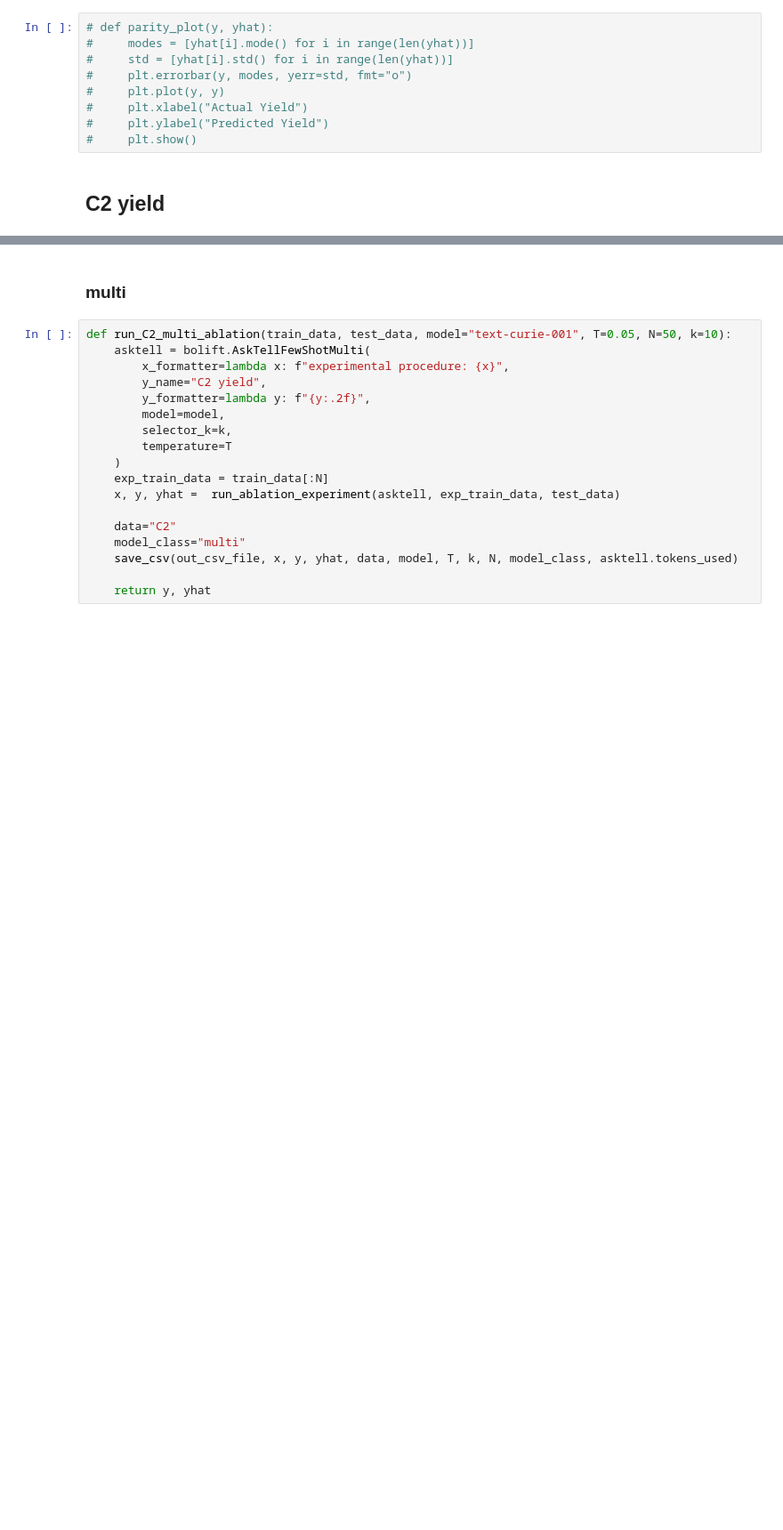
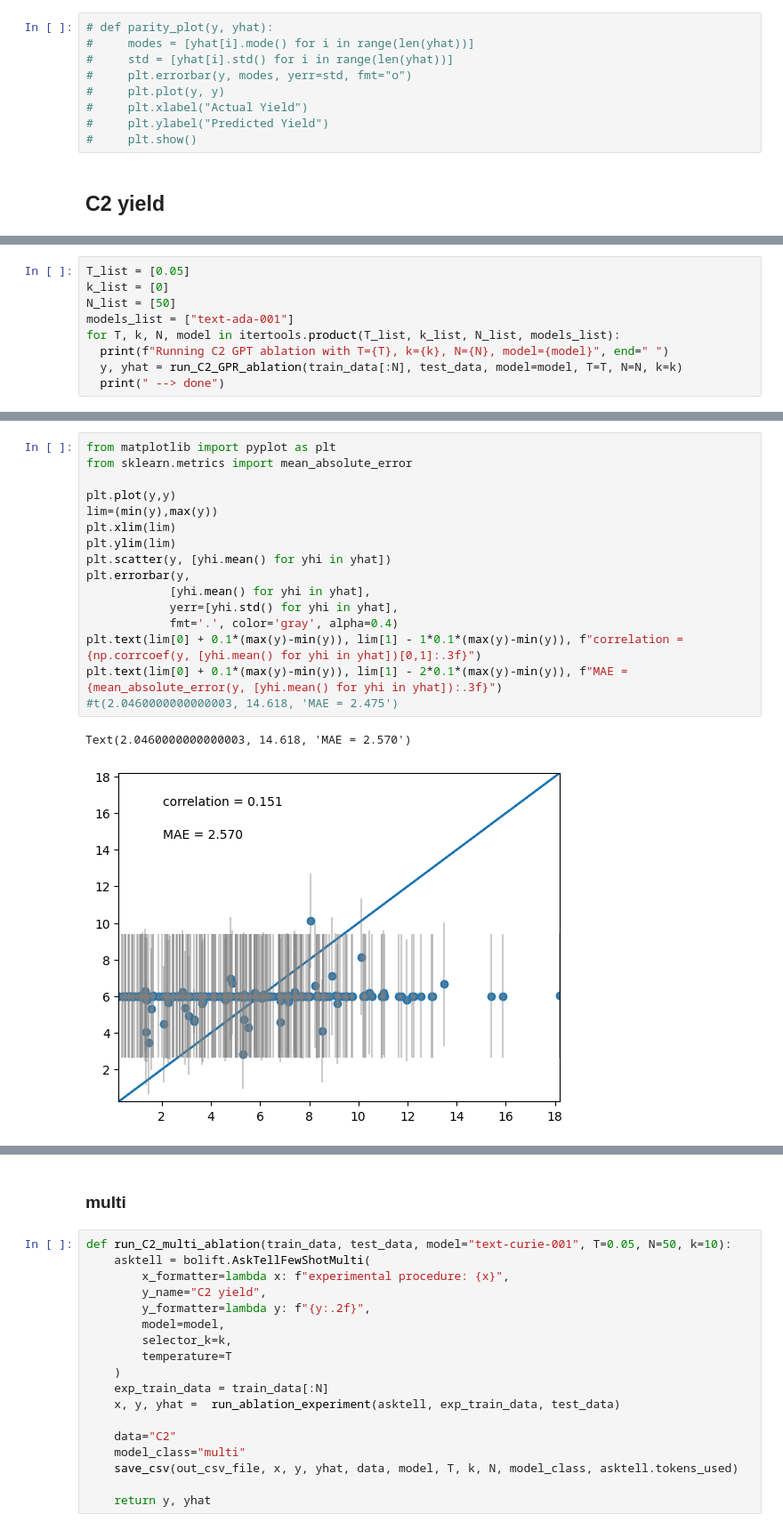
Before and after one commit to ur-whitelab/BO-LIFT, a Jupyter notebook: paper/Ablation_Experiments.ipynb, the cells around one changed output, grey strips where cells are left out. Shown at 89% size. Saved outputs shown, nothing was run; the diff lists cells and outputs as text; blank space fills up the shorter version.

```diff
--- a/paper/Ablation_Experiments.ipynb
+++ b/paper/Ablation_Experiments.ipynb
@@ -92,0 +172,9 @@ print(N, len(train_data), len(test_data))
+# %%
+T_list = [0.05]
+k_list = [0]
+N_list = [50]
+models_list = ["text-ada-001"]
+for T, k, N, model in itertools.product(T_list, k_list, N_list, models_list):
+  print(f"Running C2 GPT ablation with T={T}, k={k}, N={N}, model={model}", end=" ")
+  y, yhat = run_C2_GPR_ablation(train_data[:N], test_data, model=model, T=T, N=N, k=k)
+  print(" --> done")
@@ -92,0 +190,19 @@ print(N, len(train_data), len(test_data))
+# %%
+from matplotlib import pyplot as plt
+from sklearn.metrics import mean_absolute_error
+
+plt.plot(y,y)
+lim=(min(y),max(y))
+plt.xlim(lim)
+plt.ylim(lim)
+plt.scatter(y, [yhi.mean() for yhi in yhat])
+plt.errorbar(y,
+            [yhi.mean() for yhi in yhat],
+            yerr=[yhi.std() for yhi in yhat],
+            fmt='.', color='gray', alpha=0.4)
+plt.text(lim[0] + 0.1*(max(y)-min(y)), lim[1] - 1*0.1*(max(y)-min(y)), f"correlation = {np.corrcoef(y, [yhi.mean() for yhi in yhat])[0,1]:.3f}")
+plt.text(lim[0] + 0.1*(max(y)-min(y)), lim[1] - 2*0.1*(max(y)-min(y)), f"MAE = {mean_absolute_error(y, [yhi.mean() for yhi in yhat]):.3f}")
+#t(2.0460000000000003, 14.618, 'MAE = 2.475')
+# %% [output]
+Text(2.0460000000000003, 14.618, 'MAE = 2.570')
+[figure, added]
```
Also changed, not shown: parts of 16 cells of this notebook, 17 other files.
